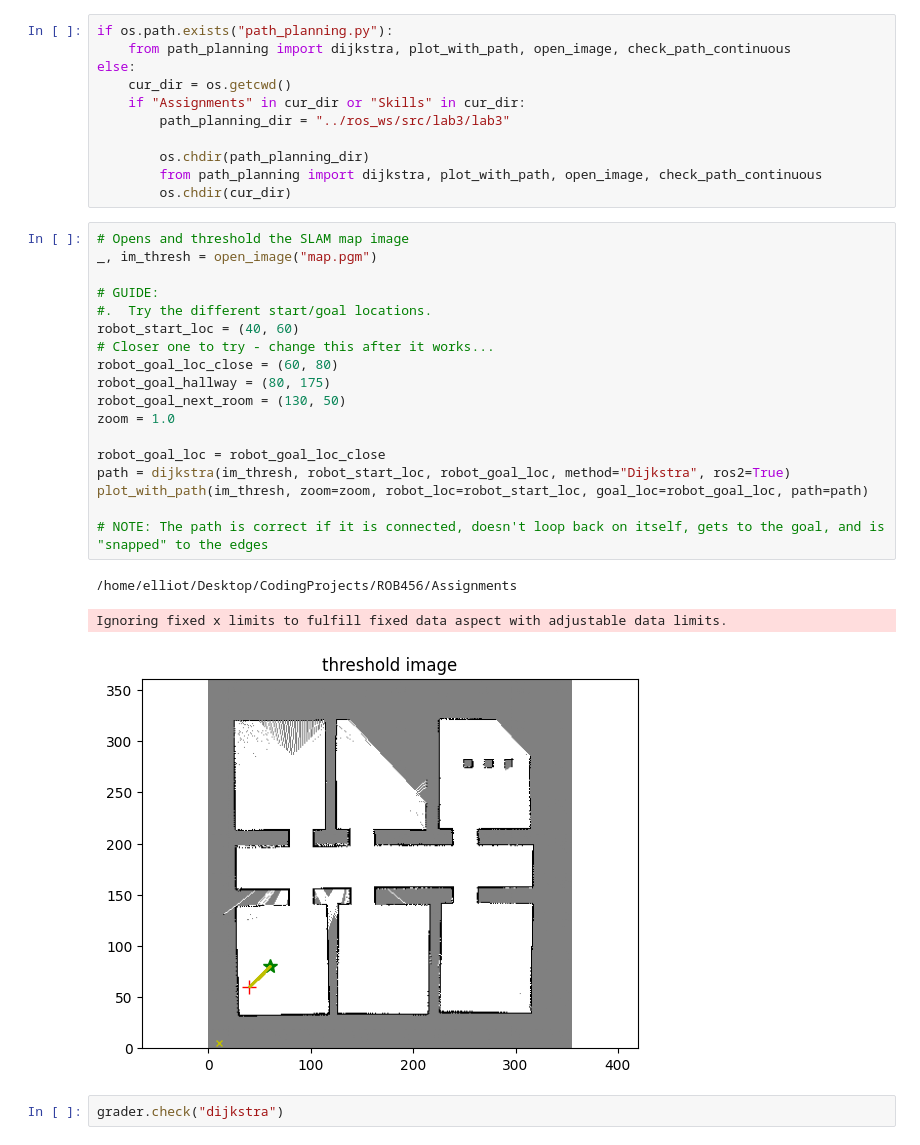
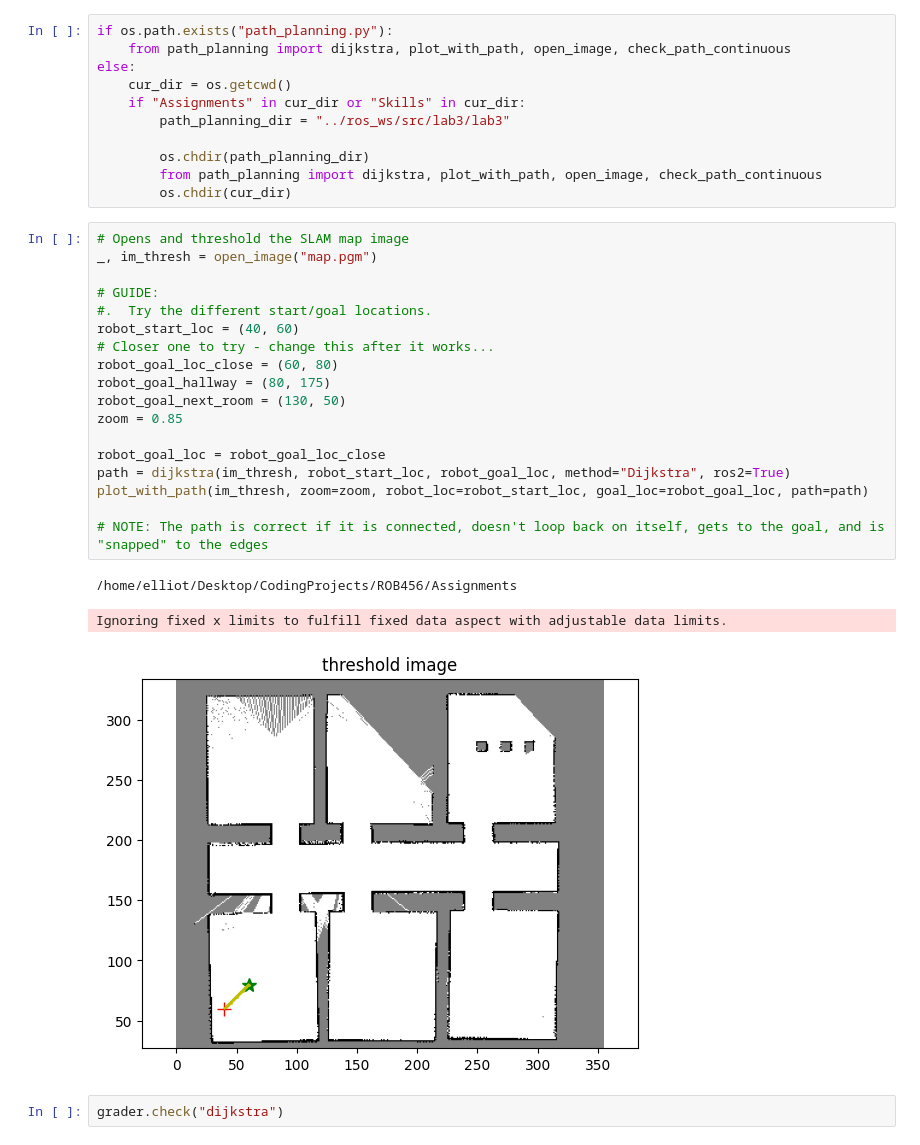
Before and after one commit to ZimHockey13/ROB456, a Jupyter notebook: Assignments/check_dijkstra.ipynb, the cells around one changed output. Cells and saved outputs as stored; diff of their text form.

```diff
--- a/Assignments/check_dijkstra.ipynb
+++ b/Assignments/check_dijkstra.ipynb
@@ -45,25 +45,25 @@ else:
 # %%
 # Opens and threshold the SLAM map image
 _, im_thresh = open_image("map.pgm")
 
 # GUIDE:
 #.  Try the different start/goal locations.
 robot_start_loc = (40, 60)
 # Closer one to try - change this after it works...
 robot_goal_loc_close = (60, 80)
 robot_goal_hallway = (80, 175)
 robot_goal_next_room = (130, 50)
-zoom = 1.0
+zoom = 0.85
 
 robot_goal_loc = robot_goal_loc_close
 path = dijkstra(im_thresh, robot_start_loc, robot_goal_loc, method="Dijkstra", ros2=True)
 plot_with_path(im_thresh, zoom=zoom, robot_loc=robot_start_loc, goal_loc=robot_goal_loc, path=path)
 
 # NOTE: The path is correct if it is connected, doesn't loop back on itself, gets to the goal, and is "snapped" to the edges
 # %% [output]
 /home/elliot/Desktop/CodingProjects/ROB456/Assignments
 Ignoring fixed x limits to fulfill fixed data aspect with adjustable data limits.
-[figure, old version]
+[figure, new version]
 # %%
 grader.check("dijkstra")
 # %% [output]
```
Also changed, not shown: parts of 6 cells of this notebook, 2 other files.
